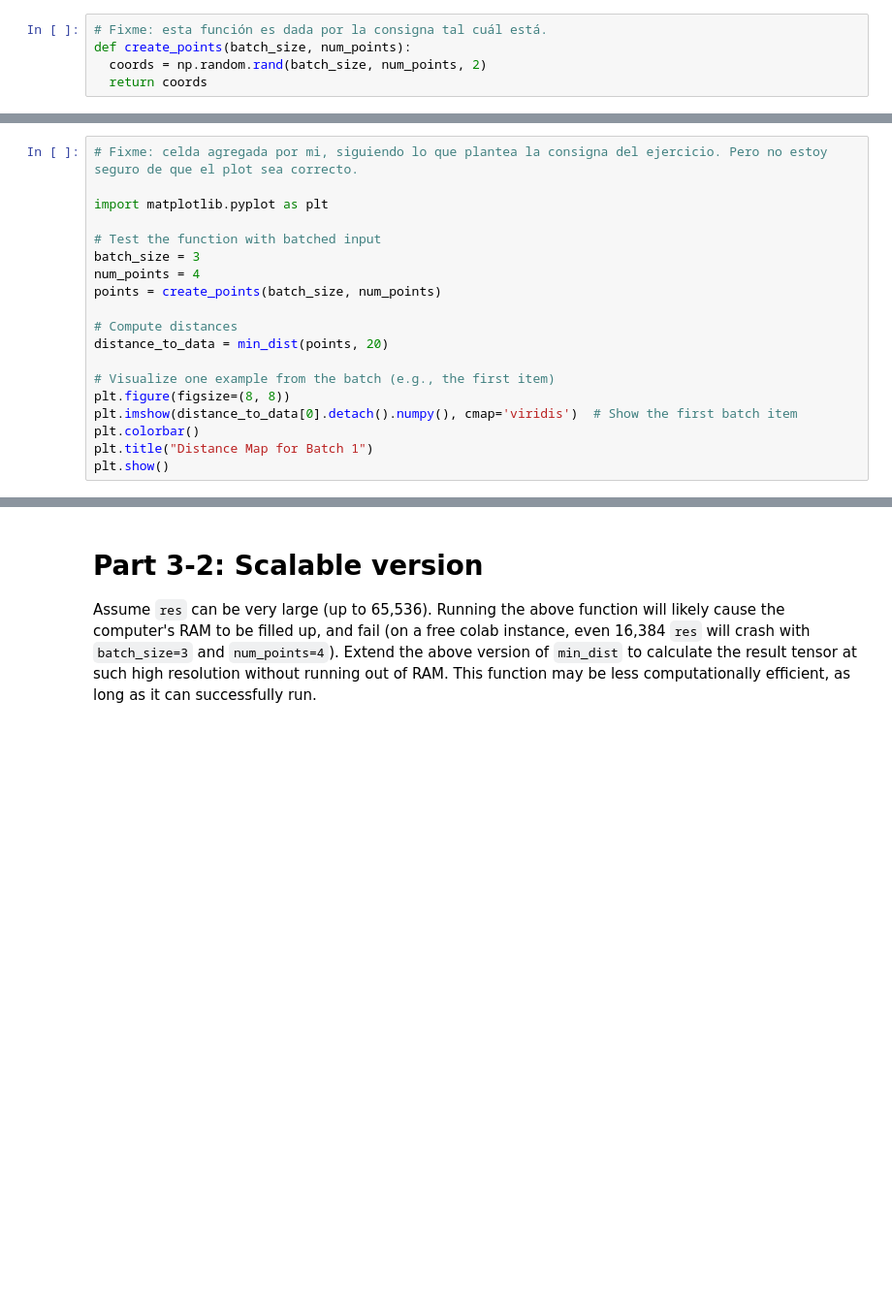
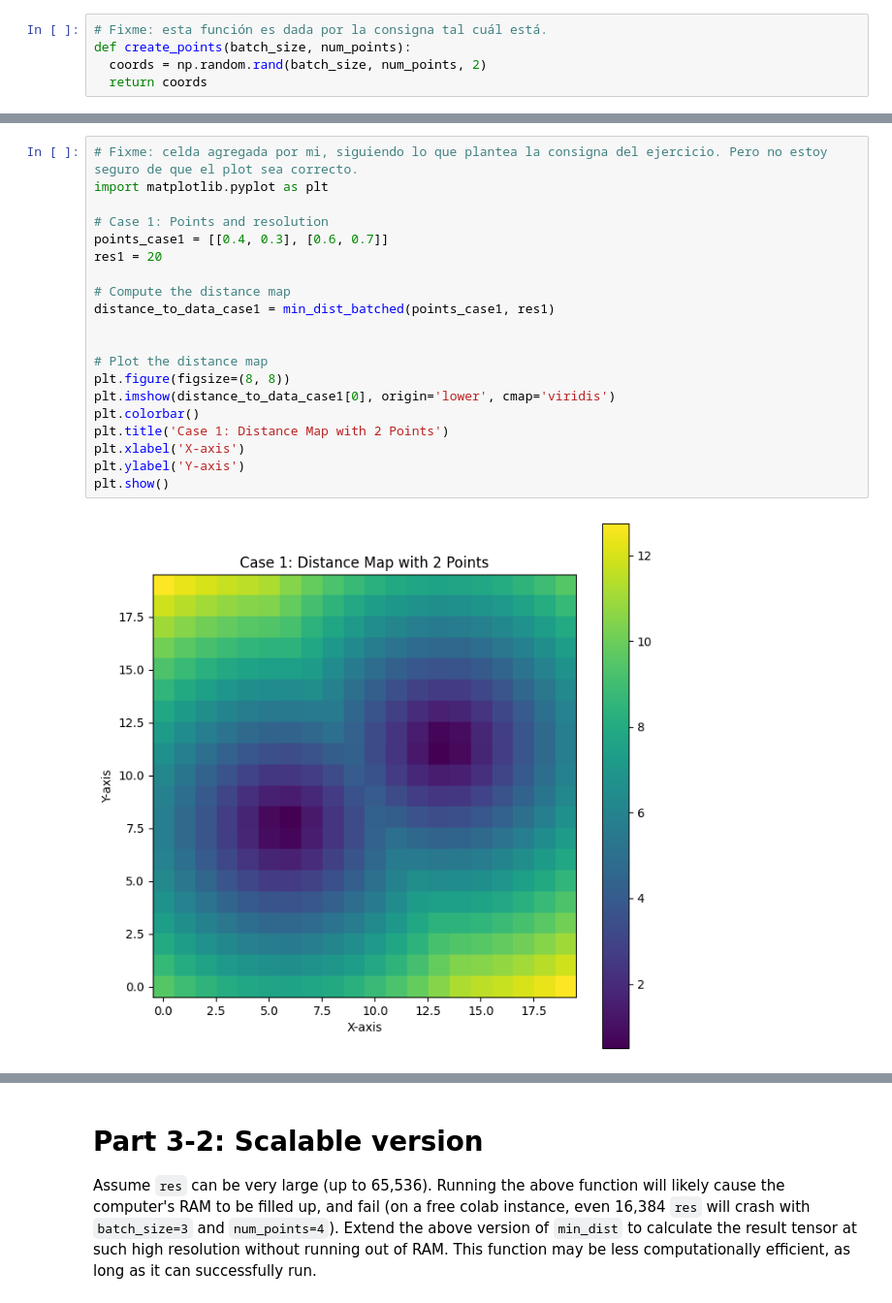
Before and after one commit to jnqeras/ARC, a Jupyter notebook: Copia_de_Homework_Assignment_V4.ipynb, the cells around one changed output, grey strips where cells are left out. Shown at 97% size. Cells and saved outputs as stored; diff of their text form; blank space fills up the shorter version.

Commit message:
3.1.a funciona, puede que tenga fixmes a resolver. 3.1.b funciona, pero los plots están rotados.

```diff
--- a/Copia_de_Homework_Assignment_V4.ipynb
+++ b/Copia_de_Homework_Assignment_V4.ipynb
@@ -1206,19 +1068,22 @@ def min_dist(points, res):
 # %%
 # Fixme: celda agregada por mi, siguiendo lo que plantea la consigna del ejercicio. Pero no estoy seguro de que el plot sea correcto.
-
 import matplotlib.pyplot as plt
 
-# Test the function with batched input
-batch_size = 3
-num_points = 4
-points = create_points(batch_size, num_points)
+# Case 1: Points and resolution
+points_case1 = [[0.4, 0.3], [0.6, 0.7]]
+res1 = 20
 
-# Compute distances
-distance_to_data = min_dist(points, 20)
+# Compute the distance map
+distance_to_data_case1 = min_dist_batched(points_case1, res1)
 
-# Visualize one example from the batch (e.g., the first item)
+
+# Plot the distance map
 plt.figure(figsize=(8, 8))
-plt.imshow(distance_to_data[0].detach().numpy(), cmap='viridis')  # Show the first batch item
+plt.imshow(distance_to_data_case1[0], origin='lower', cmap='viridis')
 plt.colorbar()
-plt.title("Distance Map for Batch 1")
+plt.title('Case 1: Distance Map with 2 Points')
+plt.xlabel('X-axis')
+plt.ylabel('Y-axis')
 plt.show()
+# %% [output]
+[figure, added]
```
Also changed, not shown: parts of 44 cells of this notebook.
